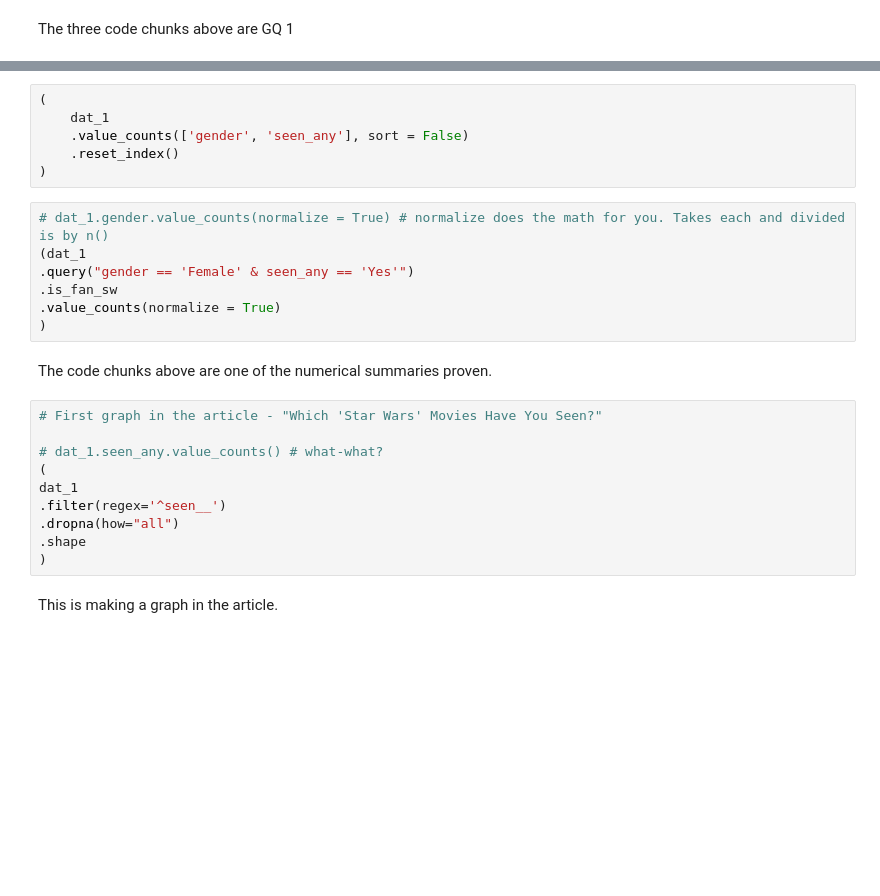
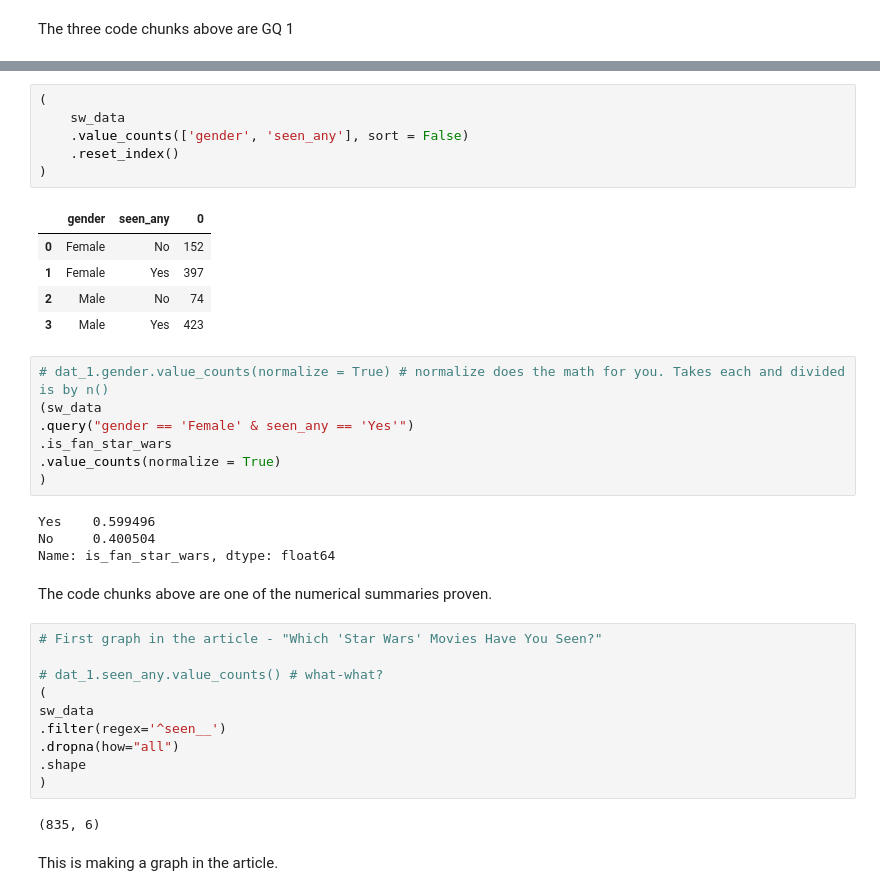
Before and after one commit to TrellixVulnTeam/CSE_250_03HB, a Jupyter notebook: Project 5 The war with Star Wars/Weeks 10 & 11.ipynb, the cells around one changed output, grey strips where cells are left out. Drawn from its saved outputs; the diff is of its cells as text; blank space fills up the shorter version.

```diff
--- a/Project 5 The war with Star Wars/Weeks 10 & 11.ipynb
+++ b/Project 5 The war with Star Wars/Weeks 10 & 11.ipynb
@@ -63,16 +258,26 @@ sw_responses
 # %%
 (
-    dat_1
+    sw_data
     .value_counts(['gender', 'seen_any'], sort = False)
     .reset_index()
 )
+# %% [output]
+|  | gender | seen_any | 0 |
+| 0 | Female | No | 152 |
+| 1 | Female | Yes | 397 |
+| 2 | Male | No | 74 |
+| 3 | Male | Yes | 423 |
 # %%
 # dat_1.gender.value_counts(normalize = True) # normalize does the math for you. Takes each and divided is by n()
-(dat_1
+(sw_data
 .query("gender == 'Female' & seen_any == 'Yes'")
-.is_fan_sw
+.is_fan_star_wars
 .value_counts(normalize = True)
 )
+# %% [output]
+Yes    0.599496
+No     0.400504
+Name: is_fan_star_wars, dtype: float64
 # %% [markdown]
 The code chunks above are one of the numerical summaries proven.
 # %%
@@ -80,11 +285,13 @@ The code chunks above are one of the numerical summaries proven.
 
 # dat_1.seen_any.value_counts() # what-what?
 (
-dat_1
+sw_data
 .filter(regex='^seen__')
 .dropna(how="all")
 .shape
 )
+# %% [output]
+(835, 6)
 # %% [markdown]
 This is making a graph in the article.
 # %% [markdown]
```
Also changed, not shown: parts of 32 cells of this notebook, 11 other files.
